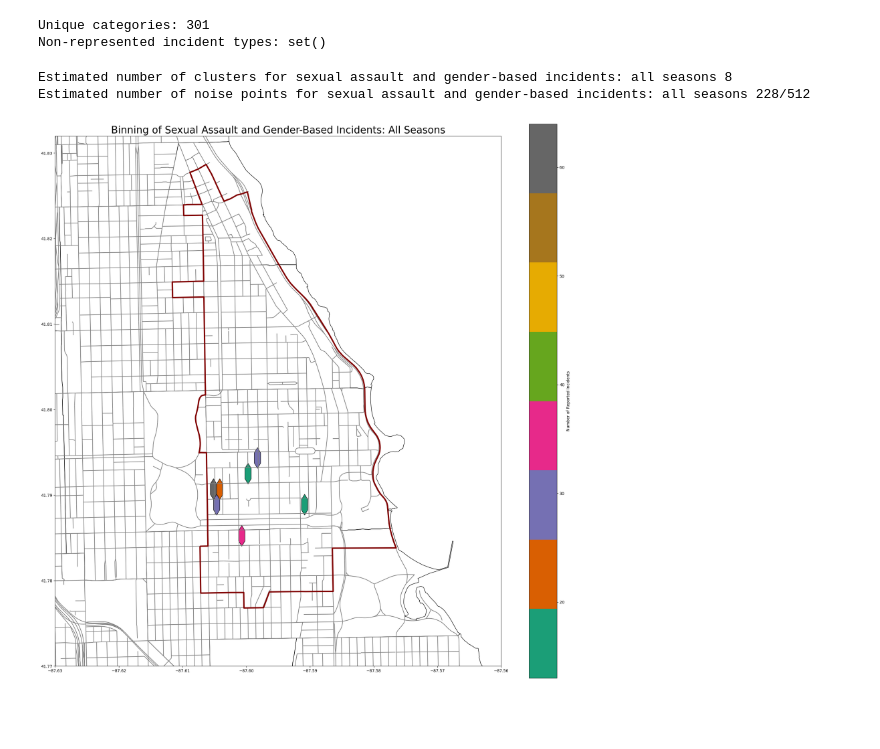
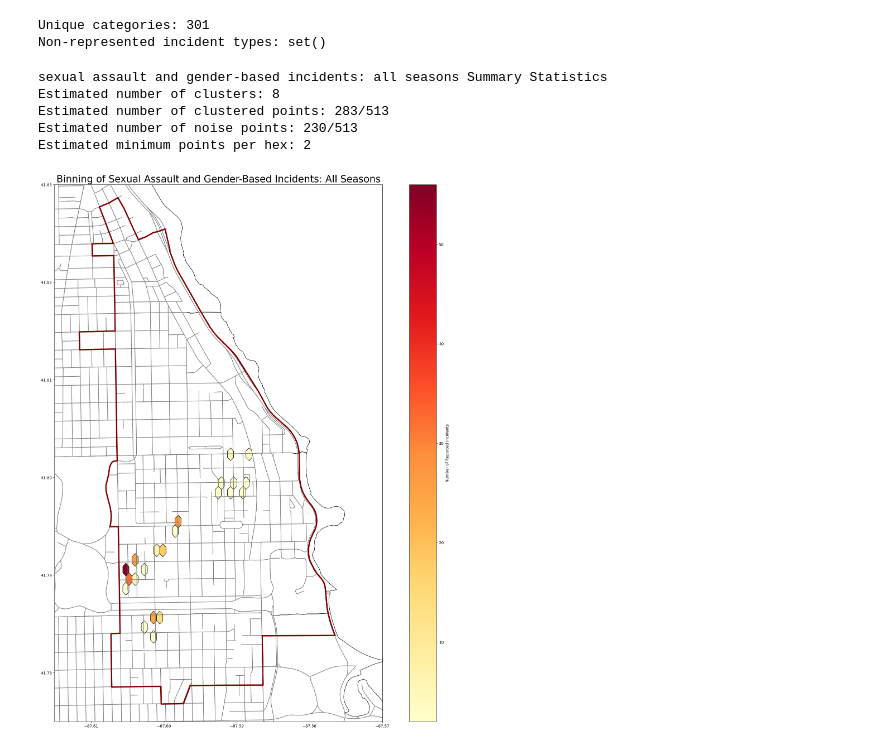
Before and after one commit to michplunkett/one-offs, a Jupyter notebook: notebooks/ucpd_hex_cluster_analysis.ipynb, the cells around one changed output. Drawn from its saved outputs; the diff is of its cells as text; code cells hidden in the pictures; blank space fills up the shorter version.

```diff
--- a/notebooks/ucpd_hex_cluster_analysis.ipynb
+++ b/notebooks/ucpd_hex_cluster_analysis.ipynb
@@ -317,10 +338,13 @@ sa_gb = polars_dicts_to_geopandas(sa_gb)
 narcotics = polars_dicts_to_geopandas(narcotics)
 # %%
 hdbscan_hexbin_plotting(
-    sa_gb["All"], "sexual assault and gender-based incidents: all seasons", 10
+    sa_gb["All"], "sexual assault and gender-based incidents: all seasons"
 )
 # %% [output]
-Estimated number of clusters for sexual assault and gender-based incidents: all seasons 8
-Estimated number of noise points for sexual assault and gender-based incidents: all seasons 228/512
+sexual assault and gender-based incidents: all seasons Summary Statistics
+Estimated number of clusters: 8
+Estimated number of clustered points: 283/513
+Estimated number of noise points: 230/513
+Estimated minimum points per hex: 2
-[figure, old version]
+[figure, new version]
 # %%
```
Also changed, not shown: parts of 4 cells of this notebook.
